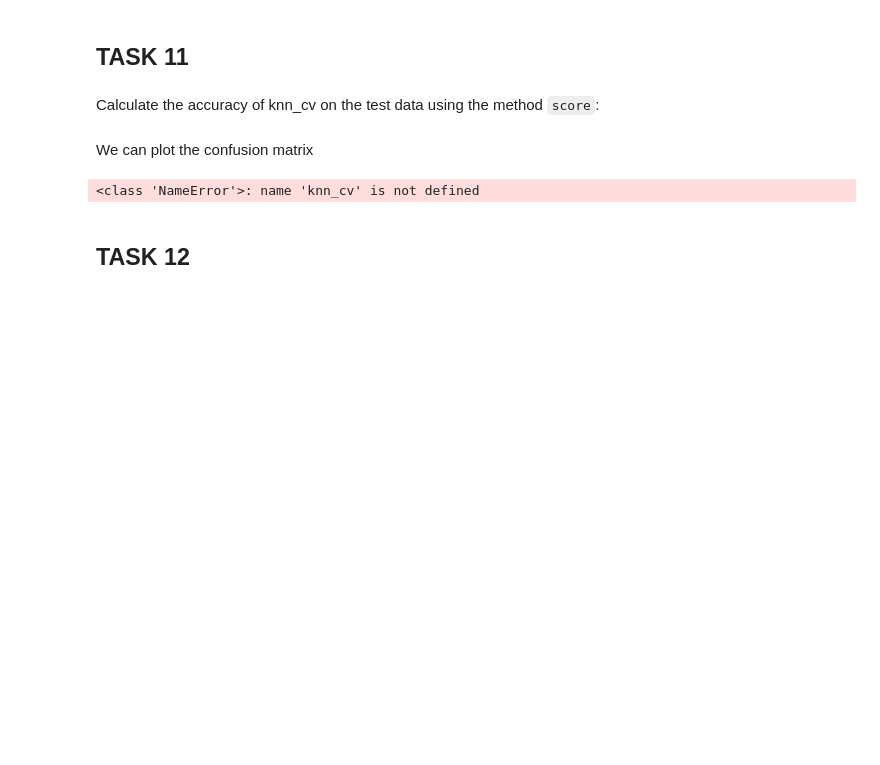
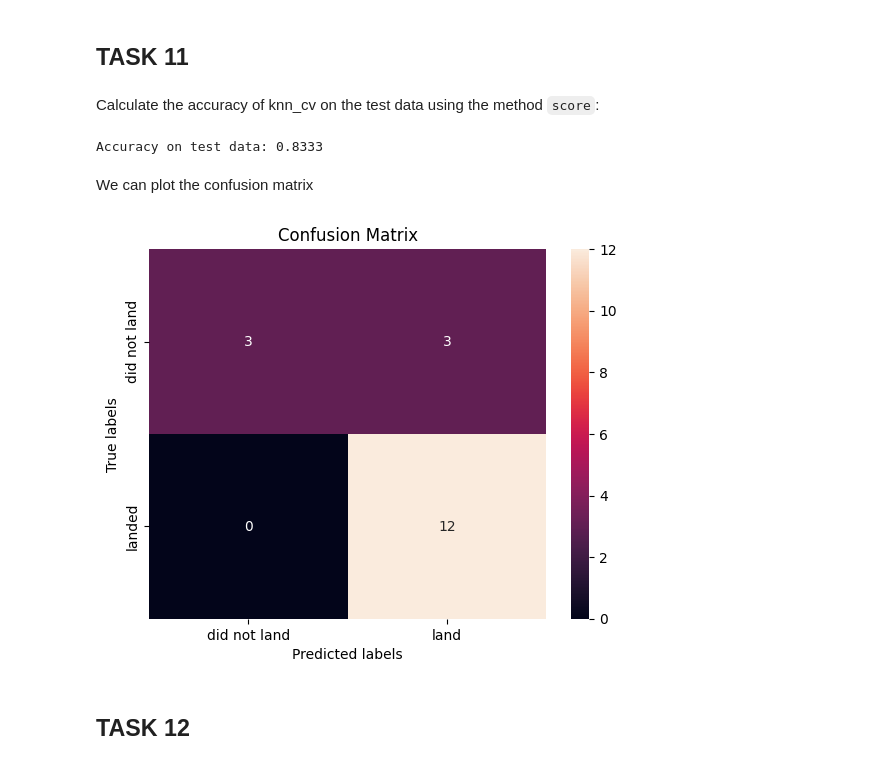
Before and after one commit to BalajiKudumu/Applied_Capstone_Project, a Jupyter notebook: 8. SpaceX_Machine Learning Prediction_Part_5.ipynb, the cells around one changed output. Cells and saved outputs as stored; diff of their text form; code cells hidden in the pictures; blank space fills up the shorter version.

```diff
--- a/8. SpaceX_Machine Learning Prediction_Part_5.ipynb
+++ b/8. SpaceX_Machine Learning Prediction_Part_5.ipynb
@@ -385,3 +377,6 @@ parameters = {'n_neighbors': [1, 2, 3, 4, 5, 6, 7, 8, 9, 10],
               'p': [1,2]}
 
 KNN = KNeighborsClassifier()
+# %%
+knn_cv = GridSearchCV(estimator=KNN, param_grid=parameters, cv=10, scoring='accuracy', verbose=2)
+knn_cv.fit(X_train, y_train)
@@ -394,13 +413,18 @@ print("accuracy :",knn_cv.best_score_)
 ## TASK  11
 # %% [markdown]
 Calculate the accuracy of knn_cv on the test data using the method <code>score</code>:
+# %%
+accuracy = knn_cv.score(X_test, y_test)
+print(f"Accuracy on test data: {accuracy:.4f}")
+# %% [output]
+Accuracy on test data: 0.8333
 # %% [markdown]
 We can plot the confusion matrix
 # %%
 yhat = knn_cv.predict(X_test)
-plot_confusion_matrix(Y_test,yhat)
+plot_confusion_matrix(y_test,yhat)
 # %% [output]
-<class 'NameError'>: name 'knn_cv' is not defined
+[figure, added]
 # %% [markdown]
 ## TASK  12
 # %% [markdown]
```
Also changed, not shown: parts of 12 cells of this notebook.
